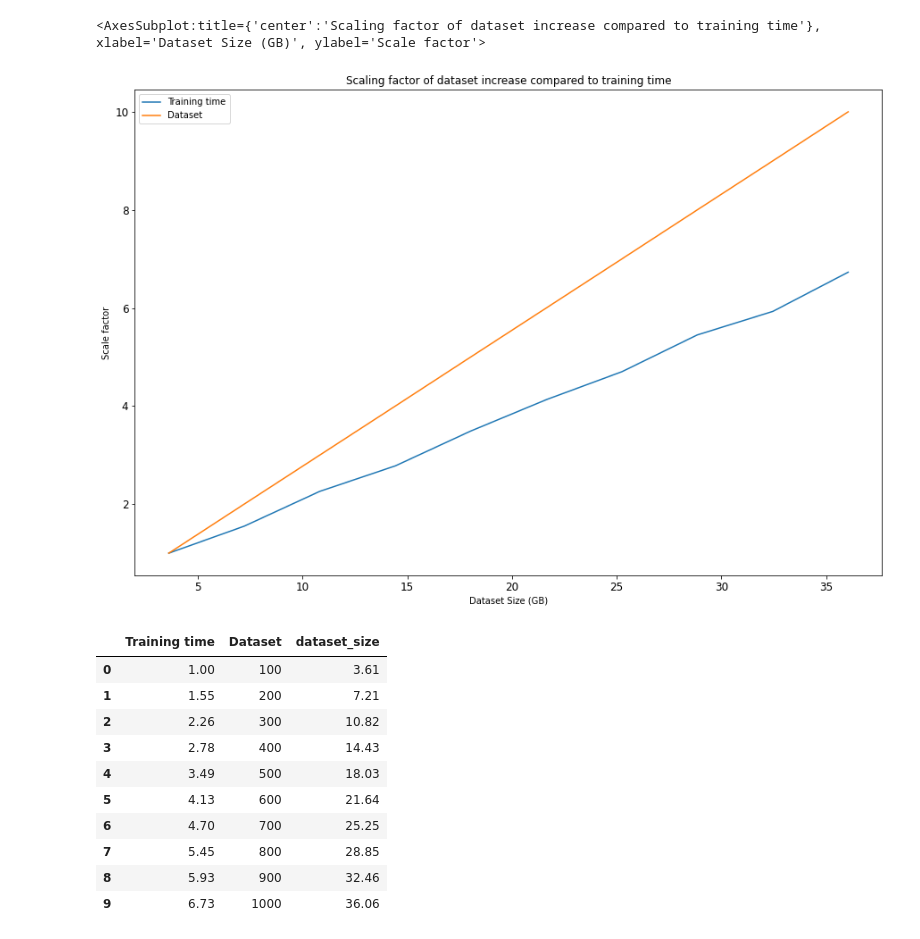
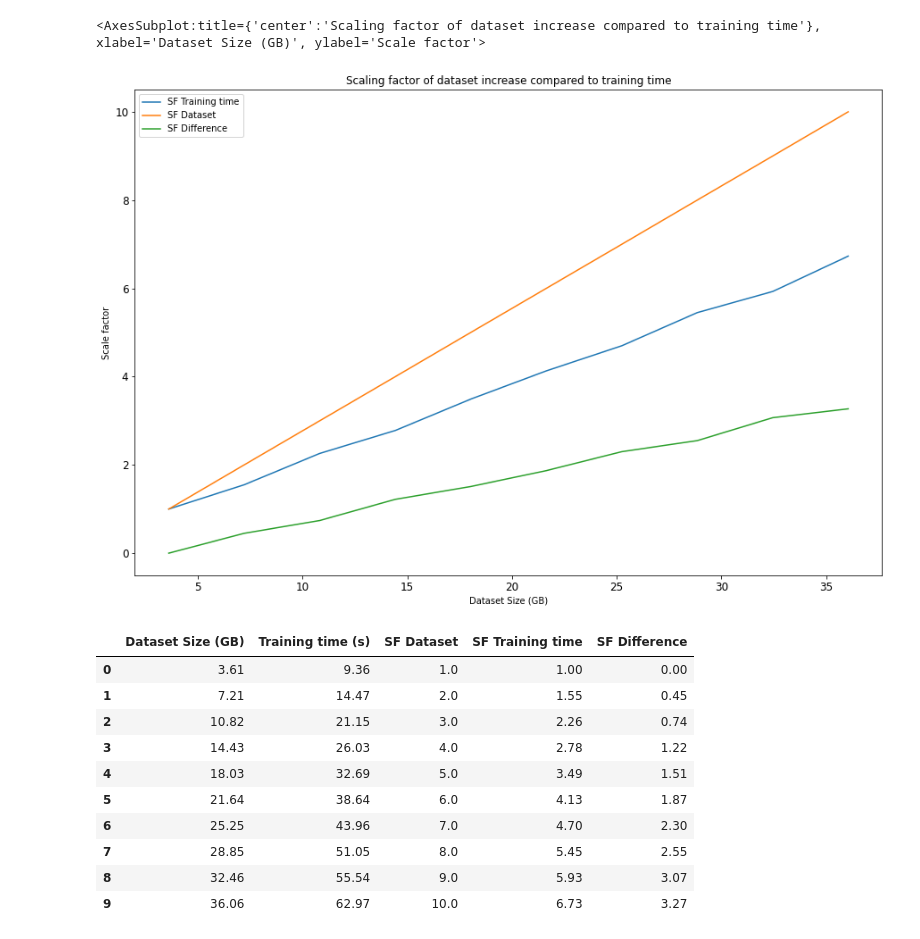
Before and after one commit to marcelomdevasconcellos/pyspark-distributed-classification, a Jupyter notebook: garantie-du-passage-a-l-echelle_rapport.ipynb, the cells around one changed output. Saved outputs shown, nothing was run; the diff lists cells and outputs as text; code cells hidden in the pictures.

```diff
--- a/garantie-du-passage-a-l-echelle_rapport.ipynb
+++ b/garantie-du-passage-a-l-echelle_rapport.ipynb
@@ -3,4 +3,4 @@ import pandas as pd
 # %%
 df = pd.read_csv('results/CLOUD_NUMBER_OF_CORES_32.csv')
 # %%
-df
+df = df.drop(columns=['Unnamed: 0'])
@@ -21,4 +7,4 @@ df['dataset_size'] = df['dataset_size']/100000000
-# %%
-df['dataset_size_num'] = df['dataset_size_num']/100
 # %%
 df['sf_train_time'] = df['train_time']/9.361921
+# %%
+df['sf_dataset_size'] = df['dataset_size']/360643033
@@ -25,2 +13,4 @@ df['sf_train_time'] = df['train_time']/9.361921
+# %%
+df['sf_difference'] = df['sf_dataset_size'] - df['sf_train_time']
 # %%
 df = df.round(2)
@@ -27,28 +31,30 @@ df = df.round(2)
 # %%
-dftemp = df[['sf_train_time', 'dataset_size_num', 'dataset_size']]
-dftemp.columns=['Training time', 'Dataset', 'dataset_size']
+dftemp = df[['sf_train_time', 'sf_dataset_size', 'sf_difference', 'dataset_size']]
+dftemp.columns=['SF Training time', 'SF Dataset', 'SF Difference', 'Dataset Size (GB)']
 dftemp.plot.line(
-    x='dataset_size',
+    x='Dataset Size (GB)',
     xlabel="Dataset Size (GB)",
     ylabel="Scale factor",
     rot=0,
     title='Scaling factor of dataset increase compared to training time',
     figsize=(15,10),
     fontsize=12)
 # %% [output]
 <AxesSubplot:title={'center':'Scaling factor of dataset increase compared to training time'}, xlabel='Dataset Size (GB)', ylabel='Scale factor'>
-[figure, old version]
+[figure, new version]
 # %%
+dftemp = df[['dataset_size', 'time', 'sf_dataset_size', 'sf_train_time', 'sf_difference', ]]
+dftemp.columns=['Dataset Size (GB)', 'Training time (s)', 'SF Dataset', 'SF Training time', 'SF Difference', ]
 dftemp
 # %% [output]
-|  | Training time | Dataset | dataset_size |
-| 0 | 1.00 | 100 | 3.61 |
-| 1 | 1.55 | 200 | 7.21 |
-| 2 | 2.26 | 300 | 10.82 |
-| 3 | 2.78 | 400 | 14.43 |
-| 4 | 3.49 | 500 | 18.03 |
-| 5 | 4.13 | 600 | 21.64 |
-| 6 | 4.70 | 700 | 25.25 |
-| 7 | 5.45 | 800 | 28.85 |
-| 8 | 5.93 | 900 | 32.46 |
-| 9 | 6.73 | 1000 | 36.06 |
+|  | Dataset Size (GB) | Training time (s) | SF Dataset | SF Training time | SF Difference |
+| 0 | 3.61 | 9.36 | 1.0 | 1.00 | 0.00 |
+| 1 | 7.21 | 14.47 | 2.0 | 1.55 | 0.45 |
+| 2 | 10.82 | 21.15 | 3.0 | 2.26 | 0.74 |
+| 3 | 14.43 | 26.03 | 4.0 | 2.78 | 1.22 |
+| 4 | 18.03 | 32.69 | 5.0 | 3.49 | 1.51 |
+| 5 | 21.64 | 38.64 | 6.0 | 4.13 | 1.87 |
+| 6 | 25.25 | 43.96 | 7.0 | 4.70 | 2.30 |
+| 7 | 28.85 | 51.05 | 8.0 | 5.45 | 2.55 |
+| 8 | 32.46 | 55.54 | 9.0 | 5.93 | 3.07 |
+| 9 | 36.06 | 62.97 | 10.0 | 6.73 | 3.27 |
```
Also changed, not shown: parts of 4 cells of this notebook, 6 other files.
